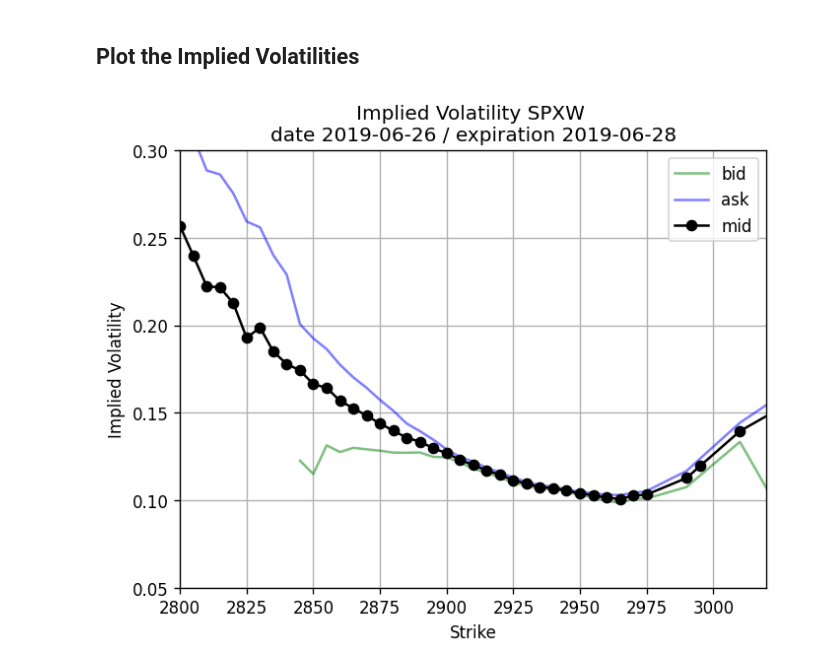
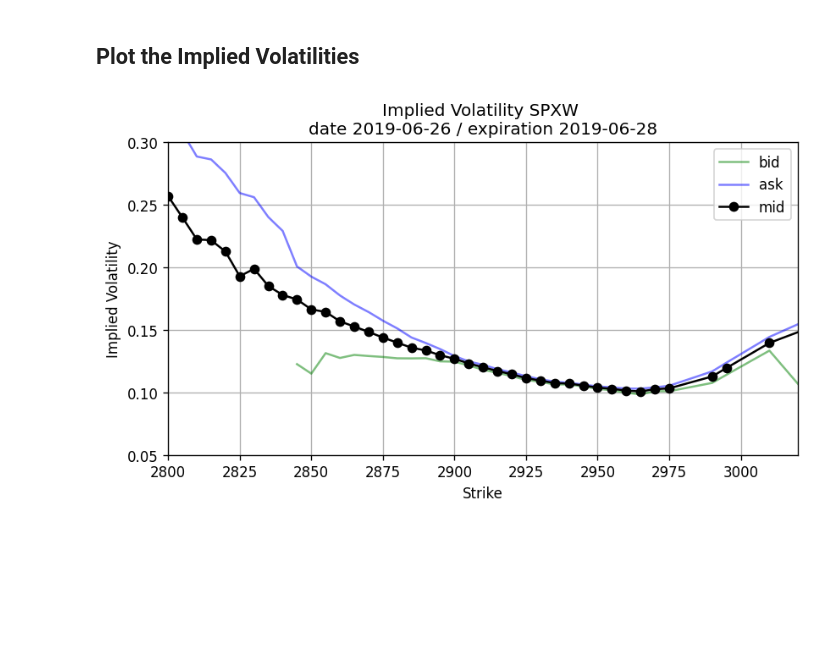
Before and after one commit to sitmo/volkit, a Jupyter notebook: docs/examples/implied_vol.ipynb, the cells around one changed output. Saved outputs shown, nothing was run; the diff lists cells and outputs as text; code cells hidden in the pictures; blank space fills up the shorter version.

```diff
--- a/docs/examples/implied_vol.ipynb
+++ b/docs/examples/implied_vol.ipynb
@@ -31,16 +31,17 @@ iv_mid = implied_vol_euro_future( (df['C_bid'] + df['C_ask'])/2, F, K, T, r, cp=
 # %% [markdown]
 ## Plot the Implied Volatilities
 # %%
+fig, ax = plt.subplots(1, 1, figsize=(8, 4))
 plt.plot(K, iv_bid, 'g-', alpha=.5, label='bid')
 plt.plot(K, iv_ask, 'b-', alpha=.5, label='ask')
 plt.plot(K, iv_mid, 'ko-', label='mid')
 plt.xlabel('Strike')
 plt.ylabel('Implied Volatility')
 plt.title('Implied Volatility SPXW \ndate 2019-06-26 / expiration 2019-06-28')
 plt.xlim(2800,3020)
 plt.ylim(0.05, 0.3)
 plt.legend()
 plt.grid()
 plt.show()
 # %% [output]
-[figure, old version]
+[figure, new version]
```
Also changed, not shown: 8 other files.
